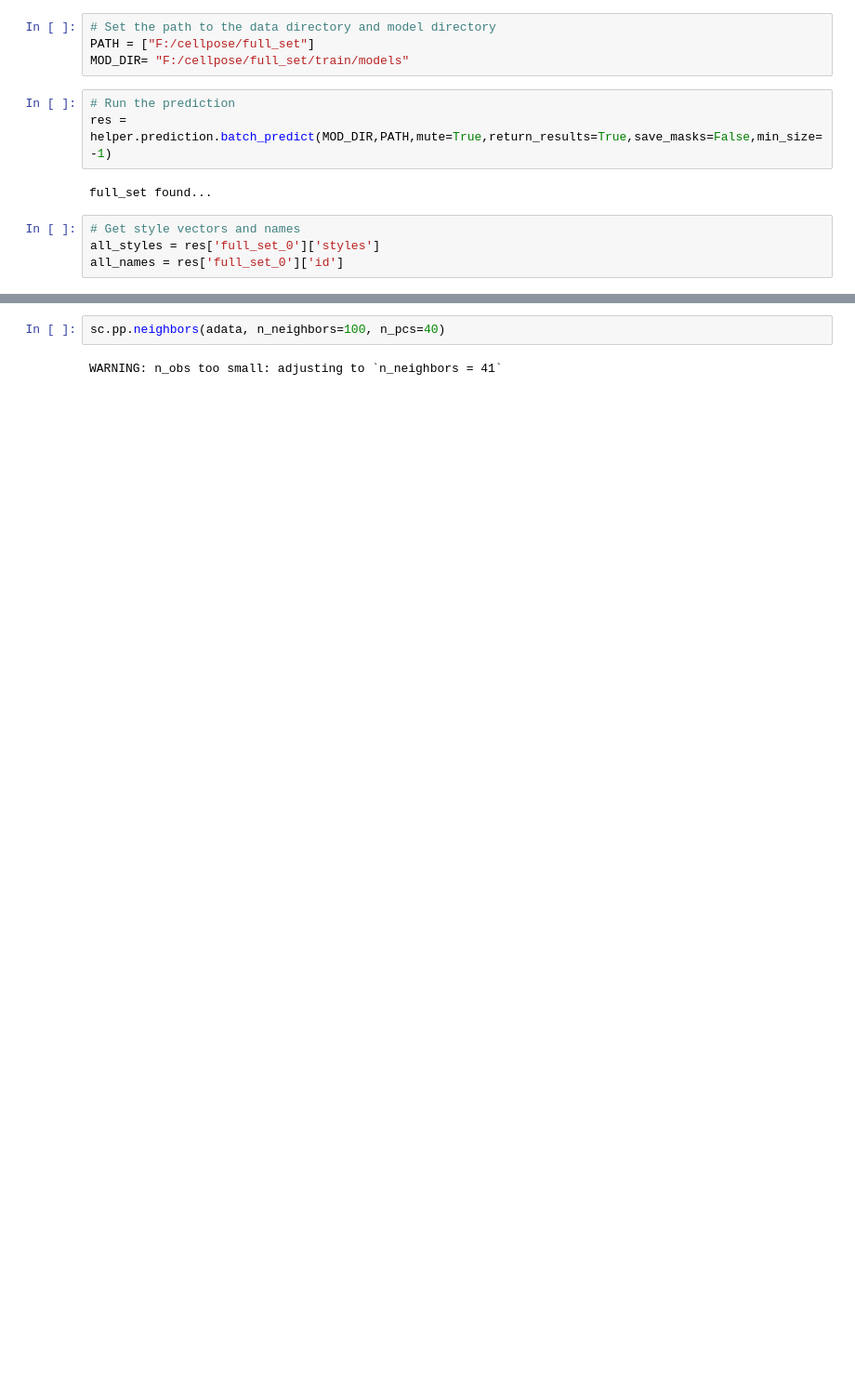
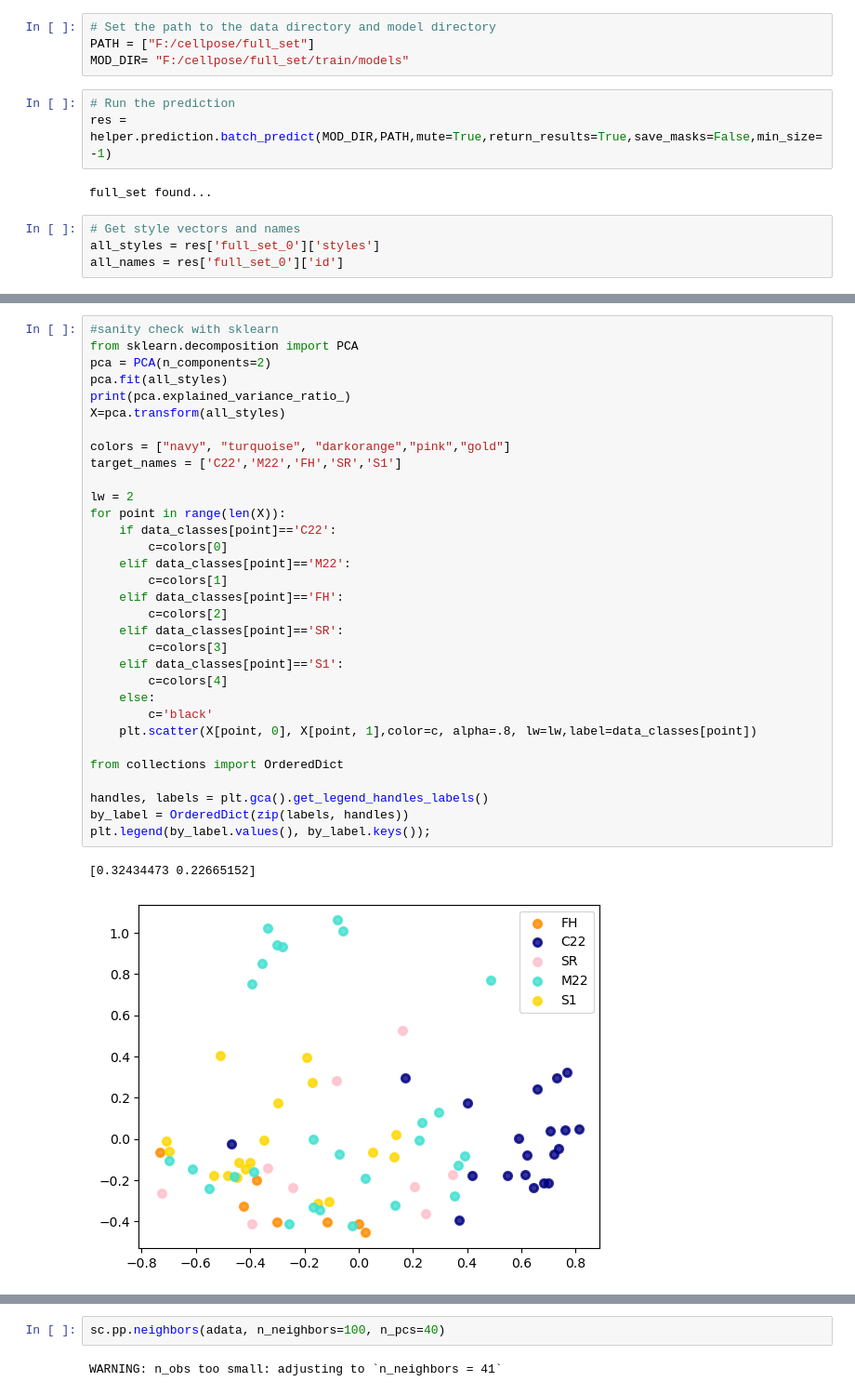
Before and after one commit to dmair1989/imagegrains, a Jupyter notebook: tSNE.ipynb, the cells around one changed output, grey strips where cells are left out. Shown at 93% size. Cells and saved outputs as stored; diff of their text form; blank space fills up the shorter version.

```diff
--- a/tSNE.ipynb
+++ b/tSNE.ipynb
@@ -82 +79,36 @@ sc.pl.pca(adata)
+# %%
+#sanity check with sklearn
+from sklearn.decomposition import PCA
+pca = PCA(n_components=2)
+pca.fit(all_styles)
+print(pca.explained_variance_ratio_)
+X=pca.transform(all_styles)
+
+colors = ["navy", "turquoise", "darkorange","pink","gold"]
+target_names = ['C22','M22','FH','SR','S1']
+
+lw = 2
+for point in range(len(X)):
+    if data_classes[point]=='C22':
+        c=colors[0]
+    elif data_classes[point]=='M22':
+        c=colors[1]
+    elif data_classes[point]=='FH':
+        c=colors[2]
+    elif data_classes[point]=='SR':
+        c=colors[3]
+    elif data_classes[point]=='S1':
+        c=colors[4]
+    else:
+        c='black'
+    plt.scatter(X[point, 0], X[point, 1],color=c, alpha=.8, lw=lw,label=data_classes[point])
+
+from collections import OrderedDict
+
+handles, labels = plt.gca().get_legend_handles_labels()
+by_label = OrderedDict(zip(labels, handles))
+plt.legend(by_label.values(), by_label.keys());
+# %% [output]
+[0.32434473 0.22665152]
+[figure, added]
 # %%
```
Also changed, not shown: parts of 29 cells of this notebook.
